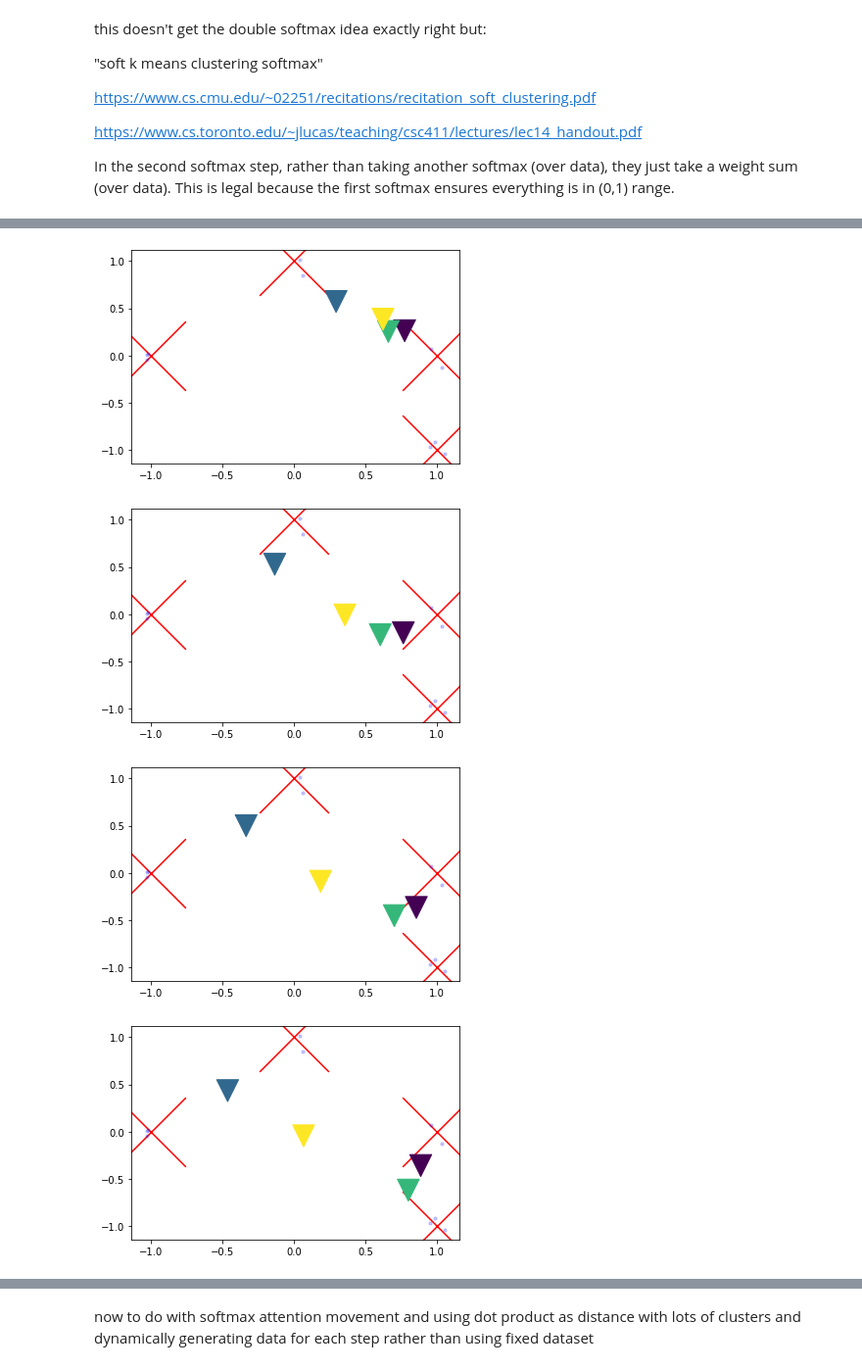
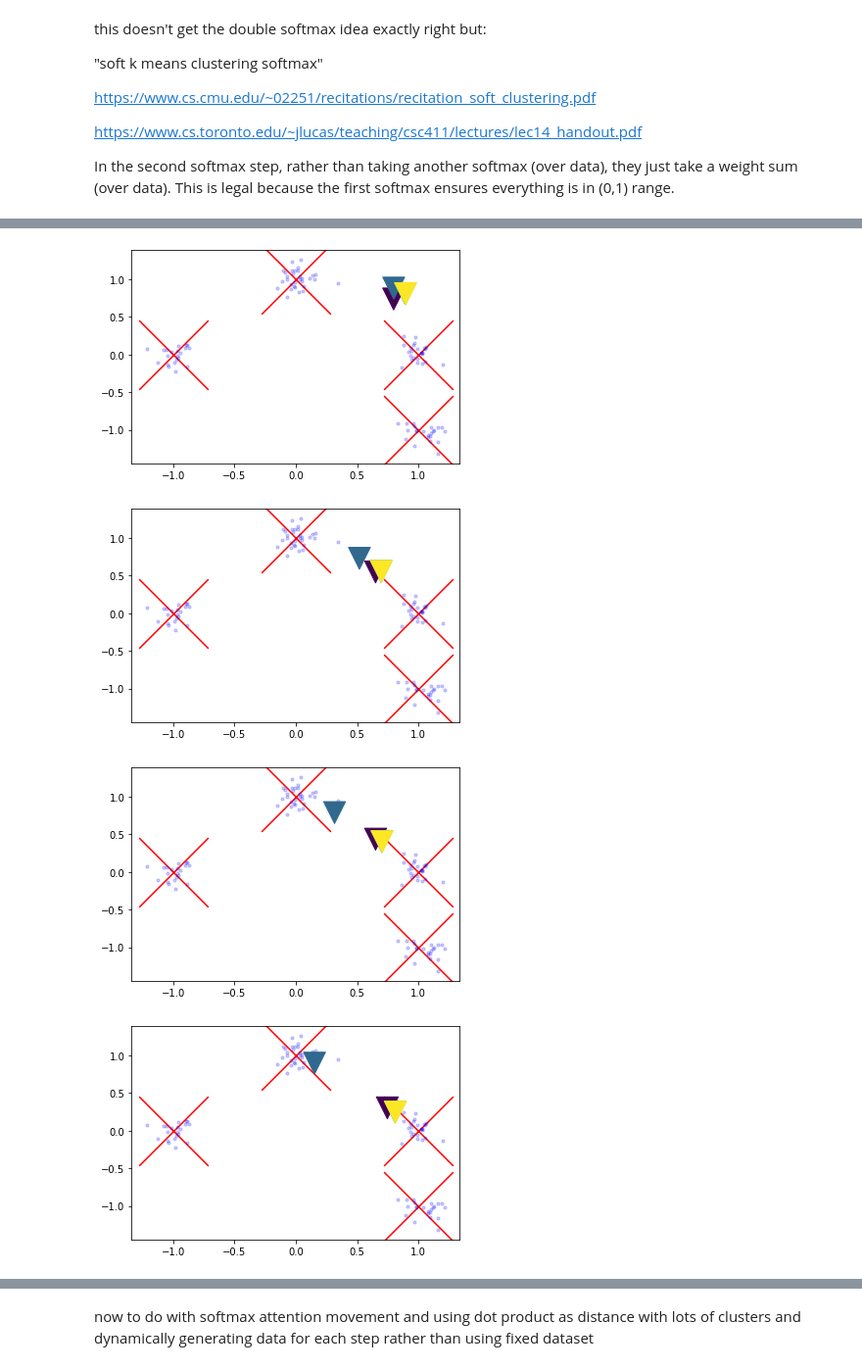
Before and after one commit to akarshkumar0101/transformer-memory, a Jupyter notebook: k_means.ipynb, the cells around one changed output, grey strips where cells are left out. Shown at 98% size. Saved outputs shown, nothing was run; the diff lists cells and outputs as text; code cells hidden in the pictures.

```diff
--- a/k_means.ipynb
+++ b/k_means.ipynb
@@ -43,7 +43,7 @@ theta = torch.randn(4, 2)/10.+1.5
 for i in range(4):
     # plt.subplot(1, 3, i+1)
     plt.title(f'Iteration {i}')
-    plt.scatter(*to_np(means).T, marker='x', color='r', s=5000)
+    plt.scatter(*to_np(means_base).T, marker='x', color='r', s=5000)
     plt.scatter(*to_np(x).T, marker='o', color=(0, 0, 1., 0.2), s=10)
     plt.scatter(*to_np(theta).T, marker='v', c=np.arange(len(theta)), s=500)
     # plt.show()
@@ -74,7 +74,7 @@ alpha = .0 # alpha=0 means the centroid teleports and becomes k means clustering
 theta = torch.randn(4, 2)/10. + 1.5
 
 for i in range(5):
-    plt.scatter(*to_np(means).T, marker='x', color='r', s=5000)
+    plt.scatter(*to_np(means_base).T, marker='x', color='r', s=5000)
     plt.scatter(*to_np(x).T, marker='o', color=(0, 0, 1., 0.2), s=10)
     plt.scatter(*to_np(theta).T, marker='v', c=np.arange(len(theta)), s=500)
     plt.show()
@@ -104,13 +104,13 @@ rather than taking another softmax (over data), they just take a weight sum (ove
 This is legal because the first softmax ensures everything is in (0,1) range.
 # %%
 torch.manual_seed(0)
+x = generate_data(100)
 
 alpha = .3 # alpha=0 means the centroid teleports and becomes k means clustering
 theta = torch.randn(4, 2)/10. + 1.5
 
-
 for i in range(10):
-    plt.scatter(*to_np(means).T, marker='x', color='r', s=5000)
+    plt.scatter(*to_np(means_base).T, marker='x', color='r', s=5000)
     plt.scatter(*to_np(x).T, marker='o', color=(0, 0, 1., 0.2), s=10)
     plt.scatter(*to_np(theta).T, marker='v', c=np.arange(len(theta)), s=500)
     plt.show()
@@ -128,7 +128,7 @@ for i in range(10):
     # target = np.stack([x[idx==i].mean(axis=0) if (idx==i).sum()>0 else ti for i, ti in enumerate(theta)], axis=0)
     # target = theta
 
-    dtx = (5.*dt).softmax(dim=1)
+    dtx = (5.*similarity).softmax(dim=1)
     target = dtx@x
 
     theta = alpha*theta + (1-alpha)*target
@@ -137,4 +137,4 @@ for i in range(10):
-[figure, old version]
+[figure, new version]
-[figure, old version]
+[figure, new version]
-[figure, old version]
+[figure, new version]
-[figure, old version]
+[figure, new version]
```
Also changed, not shown: parts of 4 cells of this notebook, 4 other files.
